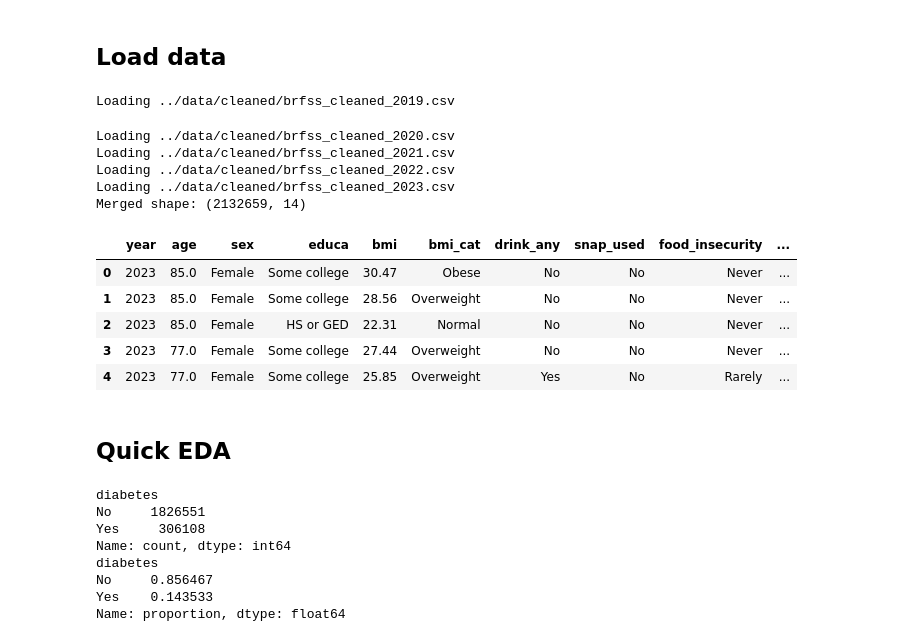
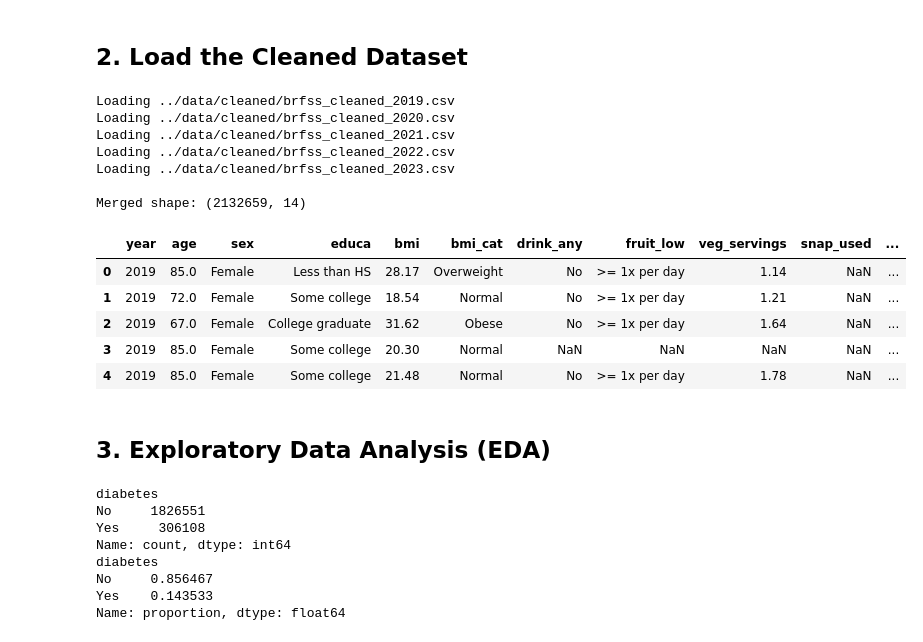
Before and after one commit to shaolinpat/brfss_diabetes_modeling, a Jupyter notebook: notebooks/00_logistic_regression_all_years.ipynb, the cells around one changed output. Saved outputs shown, nothing was run; the diff lists cells and outputs as text; code cells hidden in the pictures.

```diff
--- a/notebooks/00_logistic_regression_all_years.ipynb
+++ b/notebooks/00_logistic_regression_all_years.ipynb
@@ -27,36 +32,37 @@ from sklearn.model_selection import train_test_split
 SEED = 22
 start_time = time.time()
 # %% [markdown]
-## Load data
+## 2. Load the Cleaned Dataset
 # %%
 data_dir = Path("../data/cleaned")
 years = [2019, 2020, 2021, 2022, 2023]
 
 dfs = []
 for year in years:
     file = data_dir / f"brfss_cleaned_{year}.csv"
     print(f"Loading {file}")
-    df = pd.read_csv(file)
+    df = pd.read_csv(file, low_memory=False)
     dfs.append(df)
 
 df_all = pd.concat(dfs, ignore_index=True)
-print(f"Merged shape: {df_all.shape}")
-df.head()
+print(f"\nMerged shape: {df_all.shape}")
+df_all.head()
 # %% [output]
 Loading ../data/cleaned/brfss_cleaned_2019.csv
+Loading ../data/cleaned/brfss_cleaned_2020.csv
+Loading ../data/cleaned/brfss_cleaned_2021.csv
+Loading ../data/cleaned/brfss_cleaned_2022.csv
+Loading ../data/cleaned/brfss_cleaned_2023.csv
+
+Merged shape: (2132659, 14)
-Loading ../data/cleaned/brfss_cleaned_2020.csv
-Loading ../data/cleaned/brfss_cleaned_2021.csv
-Loading ../data/cleaned/brfss_cleaned_2022.csv
-Loading ../data/cleaned/brfss_cleaned_2023.csv
-Merged shape: (2132659, 14)
-|  | year | age | sex | educa | bmi | bmi_cat | drink_any | snap_used | food_insecurity | ... |
-| 0 | 2023 | 85.0 | Female | Some college | 30.47 | Obese | No | No | Never | ... |
-| 1 | 2023 | 85.0 | Female | Some college | 28.56 | Overweight | No | No | Never | ... |
-| 2 | 2023 | 85.0 | Female | HS or GED | 22.31 | Normal | No | No | Never | ... |
-| 3 | 2023 | 77.0 | Female | Some college | 27.44 | Overweight | No | No | Never | ... |
-| 4 | 2023 | 77.0 | Female | Some college | 25.85 | Overweight | Yes | No | Rarely | ... |
+|  | year | age | sex | educa | bmi | bmi_cat | drink_any | fruit_low | veg_servings | snap_used | ... |
+| 0 | 2019 | 85.0 | Female | Less than HS | 28.17 | Overweight | No | >= 1x per day | 1.14 | NaN | ... |
+| 1 | 2019 | 72.0 | Female | Some college | 18.54 | Normal | No | >= 1x per day | 1.21 | NaN | ... |
+| 2 | 2019 | 67.0 | Female | College graduate | 31.62 | Obese | No | >= 1x per day | 1.64 | NaN | ... |
+| 3 | 2019 | 85.0 | Female | Some college | 20.30 | Normal | NaN | NaN | NaN | NaN | ... |
+| 4 | 2019 | 85.0 | Female | Some college | 21.48 | Normal | No | >= 1x per day | 1.78 | NaN | ... |
 # %% [markdown]
-## Quick EDA
+## 3. Exploratory Data Analysis (EDA)
 # %%
 # Check target class balance
 print(df_all["diabetes"].value_counts())
```
Also changed, not shown: parts of 49 cells of this notebook, 3 other files.
